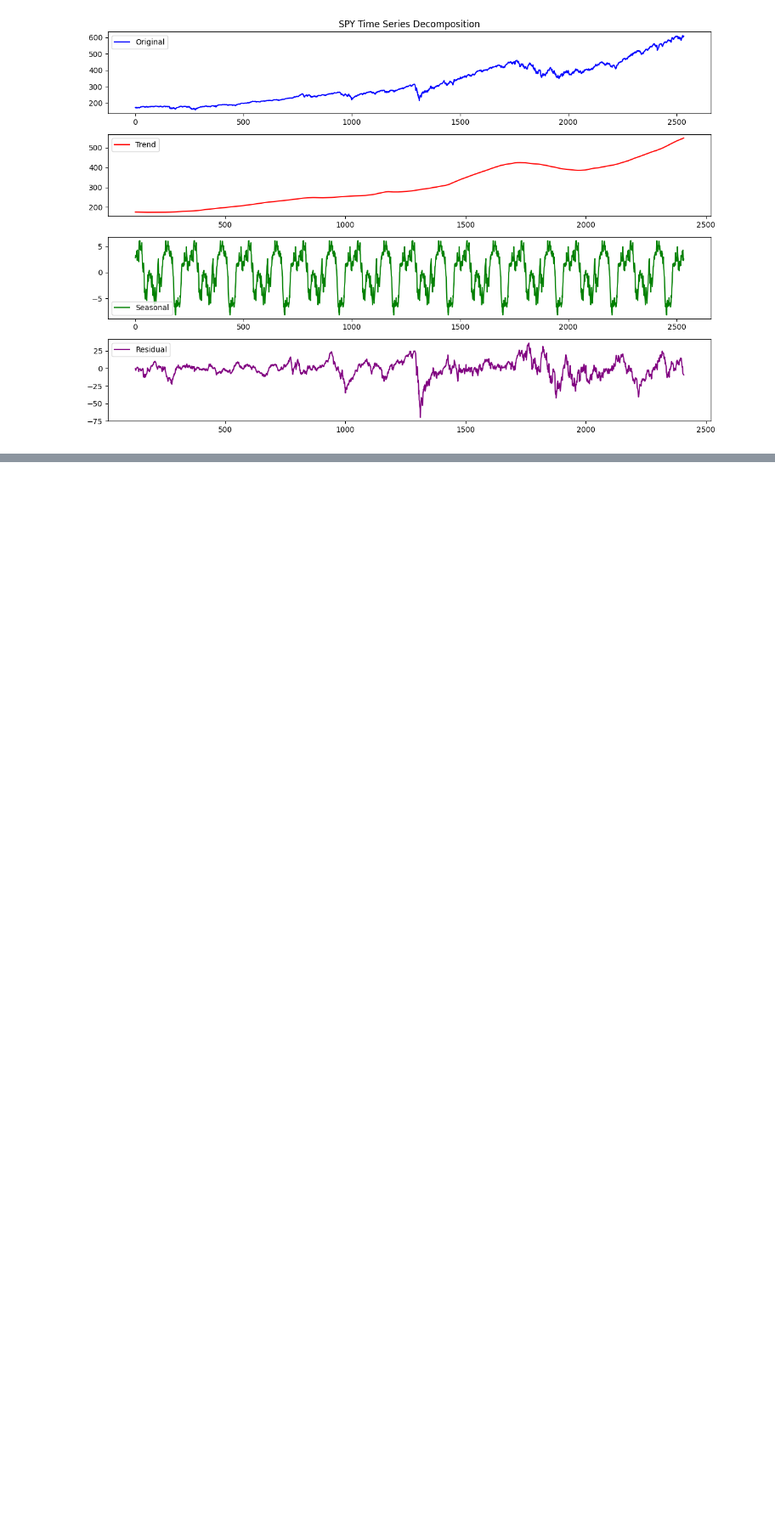
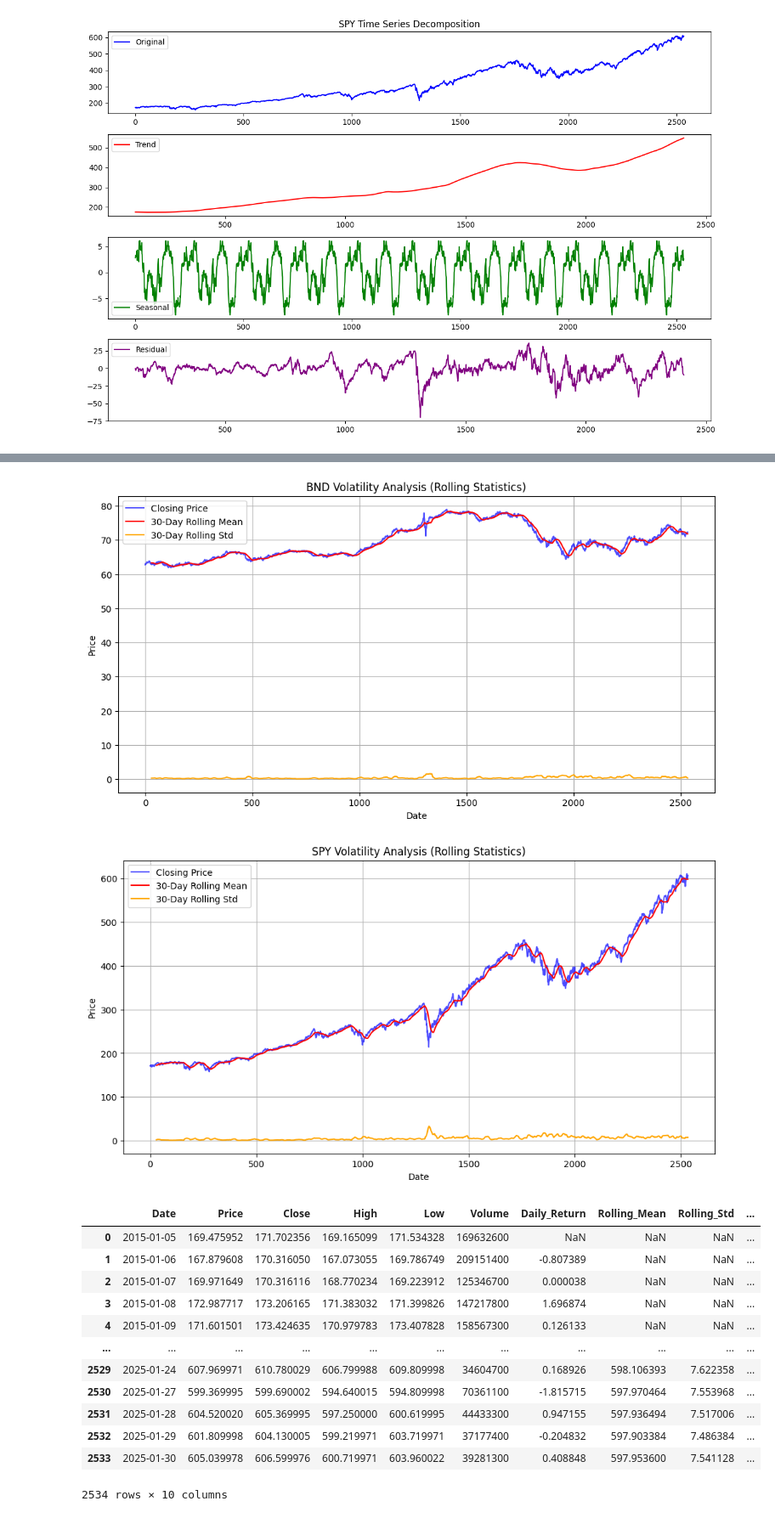
Before and after one commit to dagiteferi/TimeSeries-Portfolio-Optimization, a Jupyter notebook: notebooks/Preprocess_Explore_Data.ipynb, the cells around one changed output, grey strips where cells are left out. Shown at 85% size. Cells and saved outputs as stored; diff of their text form; code cells hidden in the pictures; blank space fills up the shorter version.

```diff
--- a/notebooks/Preprocess_Explore_Data.ipynb
+++ b/notebooks/Preprocess_Explore_Data.ipynb
@@ -172,3 +173,13 @@ decompose_time_series(spy, "SPY")
 [figure]
 [figure]
 [figure]
+# %%
+# Analyze volatility for TSLA
+analyze_volatility(tesla, "TSLA")
+
+# Analyze volatility for BND
+analyze_volatility(bnd, "BND")
+
+# Analyze volatility for SPY
+analyze_volatility(spy, "SPY")
+# %% [output]
@@ -174,0 +187,15 @@ decompose_time_series(spy, "SPY")
+[figure, added]
+[figure, added]
+|  | Date | Price | Close | High | Low | Volume | Daily_Return | Rolling_Mean | Rolling_Std | ... |
+| 0 | 2015-01-05 | 169.475952 | 171.702356 | 169.165099 | 171.534328 | 169632600 | NaN | NaN | NaN | ... |
+| 1 | 2015-01-06 | 167.879608 | 170.316050 | 167.073055 | 169.786749 | 209151400 | -0.807389 | NaN | NaN | ... |
+| 2 | 2015-01-07 | 169.971649 | 170.316116 | 168.770234 | 169.223912 | 125346700 | 0.000038 | NaN | NaN | ... |
+| 3 | 2015-01-08 | 172.987717 | 173.206165 | 171.383032 | 171.399826 | 147217800 | 1.696874 | NaN | NaN | ... |
+| 4 | 2015-01-09 | 171.601501 | 173.424635 | 170.979783 | 173.407828 | 158567300 | 0.126133 | NaN | NaN | ... |
+| ... | ... | ... | ... | ... | ... | ... | ... | ... | ... | ... |
+| 2529 | 2025-01-24 | 607.969971 | 610.780029 | 606.799988 | 609.809998 | 34604700 | 0.168926 | 598.106393 | 7.622358 | ... |
+| 2530 | 2025-01-27 | 599.369995 | 599.690002 | 594.640015 | 594.809998 | 70361100 | -1.815715 | 597.970464 | 7.553968 | ... |
+| 2531 | 2025-01-28 | 604.520020 | 605.369995 | 597.250000 | 600.619995 | 44433300 | 0.947155 | 597.936494 | 7.517006 | ... |
+| 2532 | 2025-01-29 | 601.809998 | 604.130005 | 599.219971 | 603.719971 | 37177400 | -0.204832 | 597.903384 | 7.486384 | ... |
+| 2533 | 2025-01-30 | 605.039978 | 606.599976 | 600.719971 | 603.960022 | 39281300 | 0.408848 | 597.953600 | 7.541128 | ... |
+2534 rows × 10 columns
```
Also changed, not shown: parts of 4 cells of this notebook.
